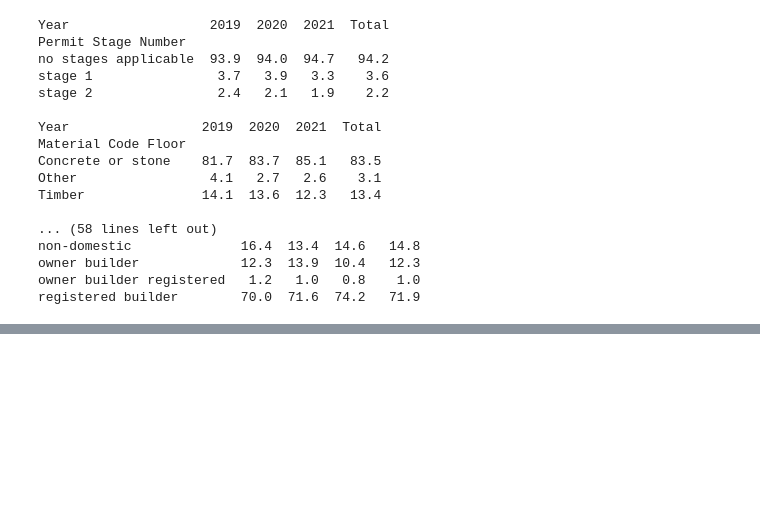
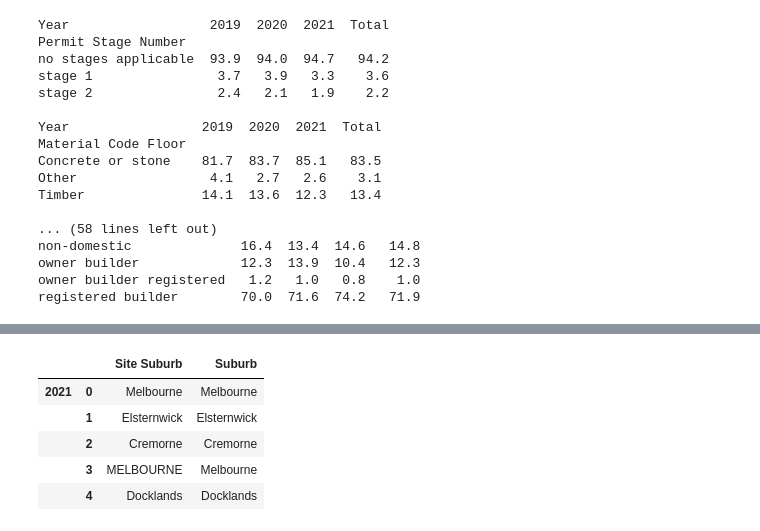
Before and after one commit to CaroPattle/bicycle_data_melbourne, a Jupyter notebook: planning_permits/planning_permit_analysis.ipynb, the cells around one changed output, grey strips where cells are left out. Saved outputs shown, nothing was run; the diff lists cells and outputs as text; code cells hidden in the pictures; blank space fills up the shorter version.

```diff
--- a/planning_permits/planning_permit_analysis.ipynb
+++ b/planning_permits/planning_permit_analysis.ipynb
@@ -292,0 +355,11 @@ registered builder        70.0  71.6  74.2   71.9
+# %%
+# the data isn't quite cleaned... there's a postcode here... but just one, so that's nice!
+df['Suburb'] = df['Site Suburb'].str.rstrip(' VIC').str.title()
+df[['Site Suburb','Suburb']].head()
+# %% [output]
+|  |  | Site Suburb | Suburb |
+| 2021 | 0 | Melbourne | Melbourne |
+|  | 1 | Elsternwick | Elsternwick |
+|  | 2 | Cremorne | Cremorne |
+|  | 3 | MELBOURNE | Melbourne |
+|  | 4 | Docklands | Docklands |
```
Also changed, not shown: parts of 11 cells of this notebook, 1 other file.
